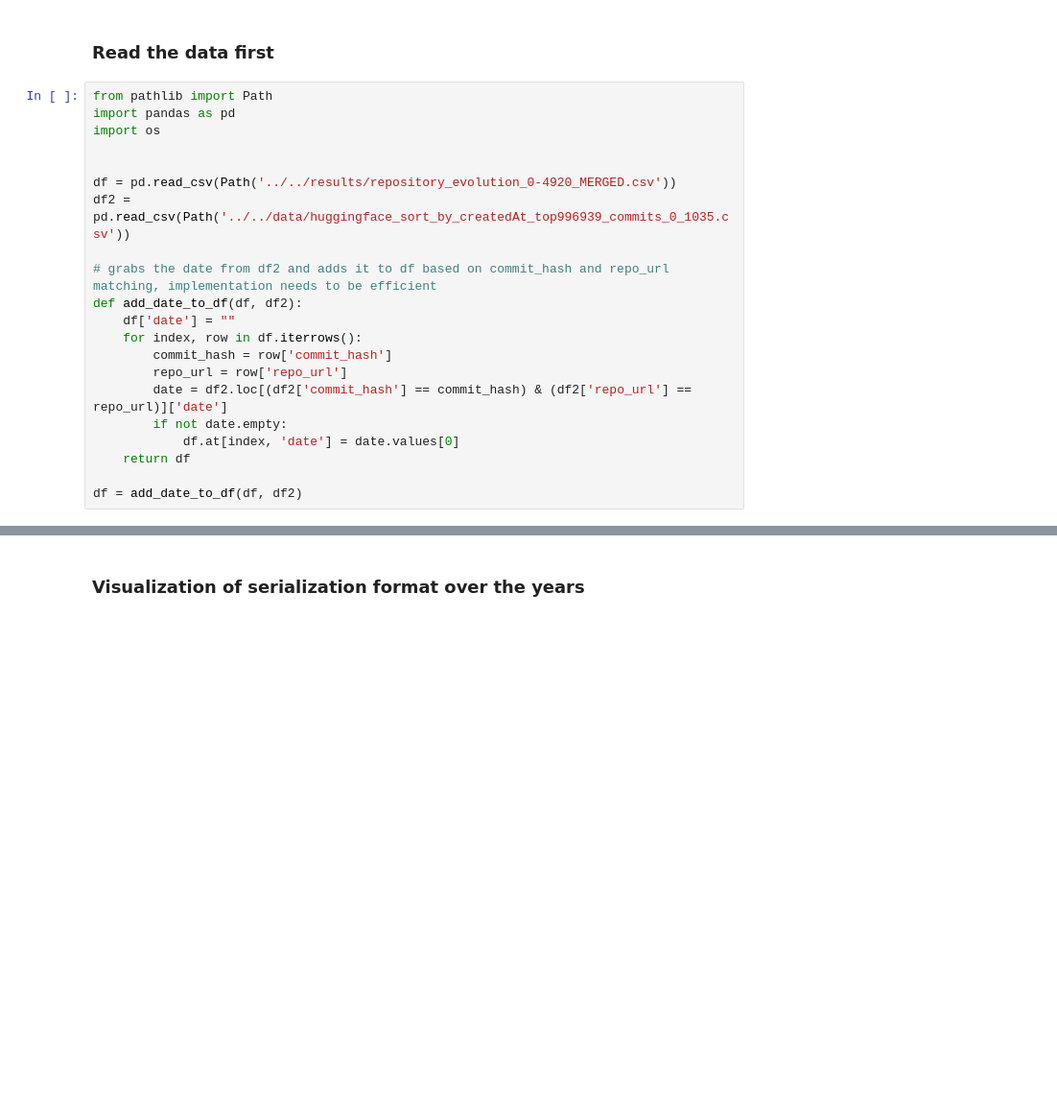
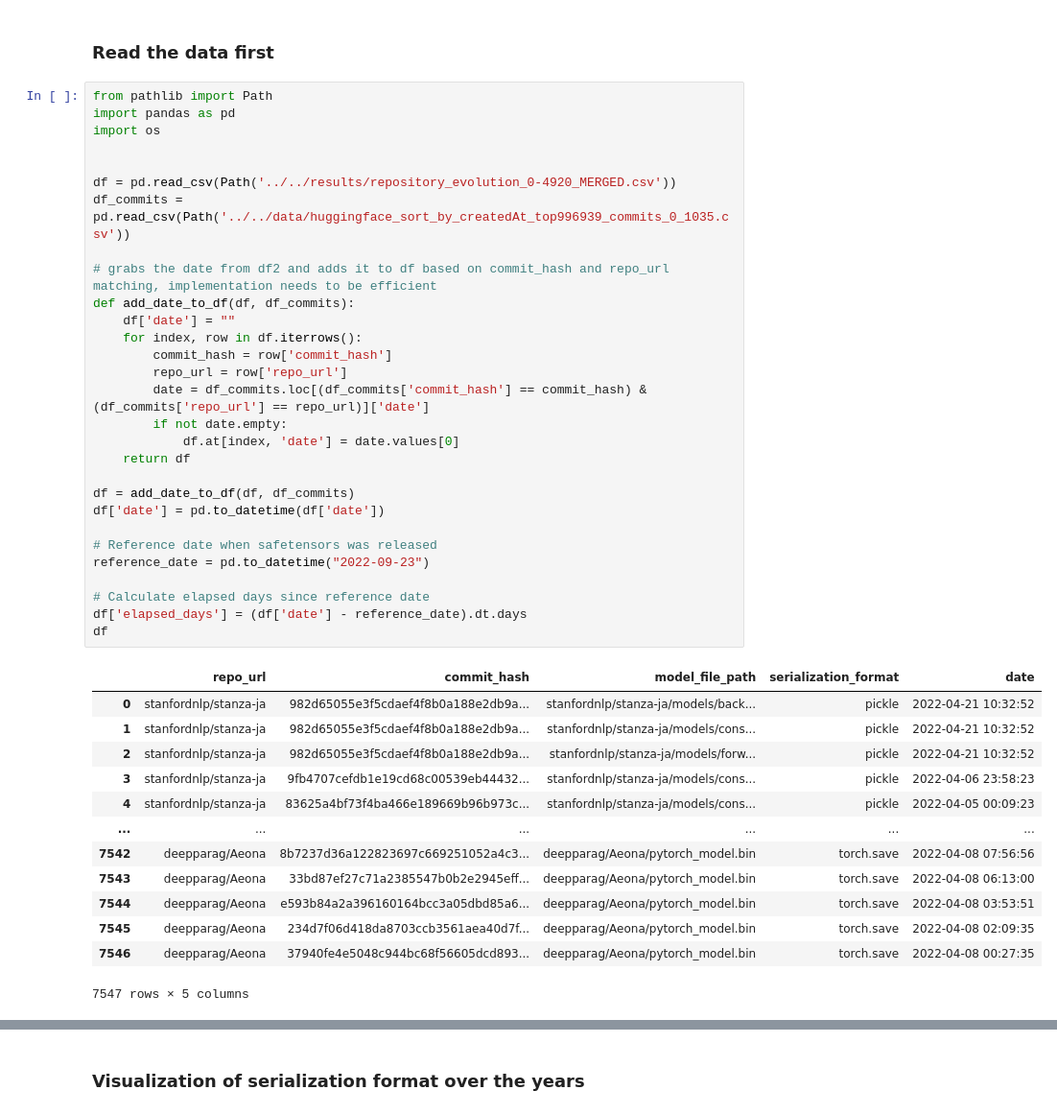
Before and after one commit to s2e-lab/model-evolution, a Jupyter notebook: scripts/notebooks/rq1_analysis.ipynb, the cells around one changed output, grey strips where cells are left out. Shown at 96% size. Drawn from its saved outputs; the diff is of its cells as text; blank space fills up the shorter version.

```diff
--- a/scripts/notebooks/rq1_analysis.ipynb
+++ b/scripts/notebooks/rq1_analysis.ipynb
@@ -6,21 +6,43 @@
 # %%
 from pathlib import Path
 import pandas as pd
 import os
 
 
 df = pd.read_csv(Path('../../results/repository_evolution_0-4920_MERGED.csv'))
-df2 = pd.read_csv(Path('../../data/huggingface_sort_by_createdAt_top996939_commits_0_1035.csv'))
+df_commits = pd.read_csv(Path('../../data/huggingface_sort_by_createdAt_top996939_commits_0_1035.csv'))
 
 # grabs the date from df2 and adds it to df based on commit_hash and repo_url matching, implementation needs to be efficient
-def add_date_to_df(df, df2):
+def add_date_to_df(df, df_commits):
     df['date'] = ""
     for index, row in df.iterrows():
         commit_hash = row['commit_hash']
         repo_url = row['repo_url']
-        date = df2.loc[(df2['commit_hash'] == commit_hash) & (df2['repo_url'] == repo_url)]['date']
+        date = df_commits.loc[(df_commits['commit_hash'] == commit_hash) & (df_commits['repo_url'] == repo_url)]['date']
         if not date.empty:
             df.at[index, 'date'] = date.values[0]
     return df
 
-df = add_date_to_df(df, df2)
+df = add_date_to_df(df, df_commits)
+df['date'] = pd.to_datetime(df['date'])
+
+# Reference date when safetensors was released
+reference_date = pd.to_datetime("2022-09-23")
+
+# Calculate elapsed days since reference date
+df['elapsed_days'] = (df['date'] - reference_date).dt.days
+df
+# %% [output]
+|  | repo_url | commit_hash | model_file_path | serialization_format | date |
+| 0 | stanfordnlp/stanza-ja | 982d65055e3f5cdaef4f8b0a188e2db9a... | stanfordnlp/stanza-ja/models/back... | pickle | 2022-04-21 10:32:52 |
+| 1 | stanfordnlp/stanza-ja | 982d65055e3f5cdaef4f8b0a188e2db9a... | stanfordnlp/stanza-ja/models/cons... | pickle | 2022-04-21 10:32:52 |
+| 2 | stanfordnlp/stanza-ja | 982d65055e3f5cdaef4f8b0a188e2db9a... | stanfordnlp/stanza-ja/models/forw... | pickle | 2022-04-21 10:32:52 |
+| 3 | stanfordnlp/stanza-ja | 9fb4707cefdb1e19cd68c00539eb44432... | stanfordnlp/stanza-ja/models/cons... | pickle | 2022-04-06 23:58:23 |
+| 4 | stanfordnlp/stanza-ja | 83625a4bf73f4ba466e189669b96b973c... | stanfordnlp/stanza-ja/models/cons... | pickle | 2022-04-05 00:09:23 |
+| ... | ... | ... | ... | ... | ... |
+| 7542 | deepparag/Aeona | 8b7237d36a122823697c669251052a4c3... | deepparag/Aeona/pytorch_model.bin | torch.save | 2022-04-08 07:56:56 |
+| 7543 | deepparag/Aeona | 33bd87ef27c71a2385547b0b2e2945eff... | deepparag/Aeona/pytorch_model.bin | torch.save | 2022-04-08 06:13:00 |
+| 7544 | deepparag/Aeona | e593b84a2a396160164bcc3a05dbd85a6... | deepparag/Aeona/pytorch_model.bin | torch.save | 2022-04-08 03:53:51 |
+| 7545 | deepparag/Aeona | 234d7f06d418da8703ccb3561aea40d7f... | deepparag/Aeona/pytorch_model.bin | torch.save | 2022-04-08 02:09:35 |
+| 7546 | deepparag/Aeona | 37940fe4e5048c944bc68f56605dcd893... | deepparag/Aeona/pytorch_model.bin | torch.save | 2022-04-08 00:27:35 |
+7547 rows × 5 columns
```
Also changed, not shown: parts of 5 cells of this notebook, 1 other file.
